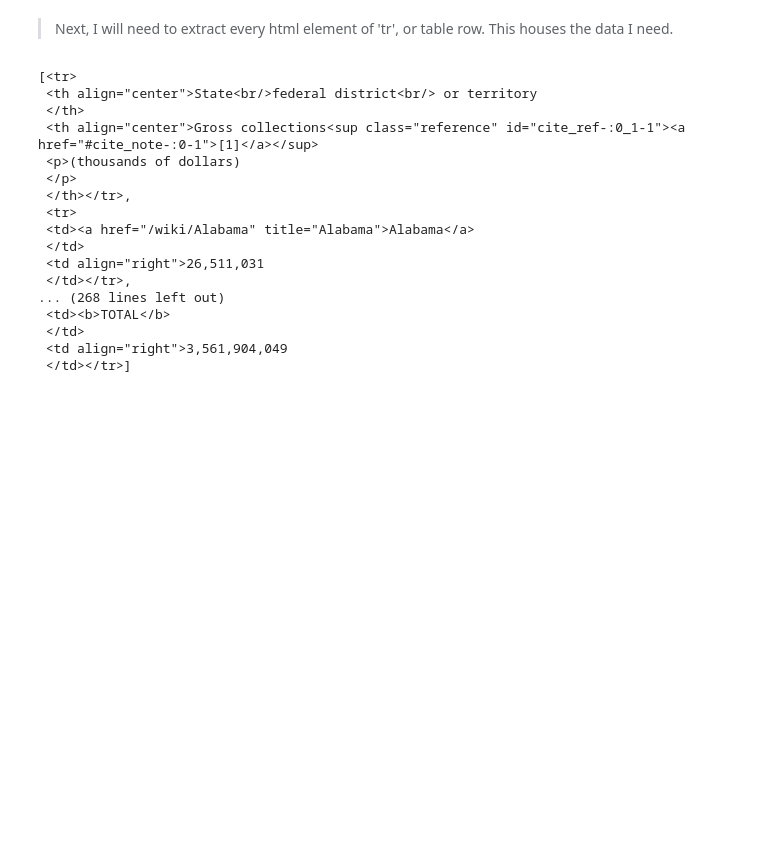
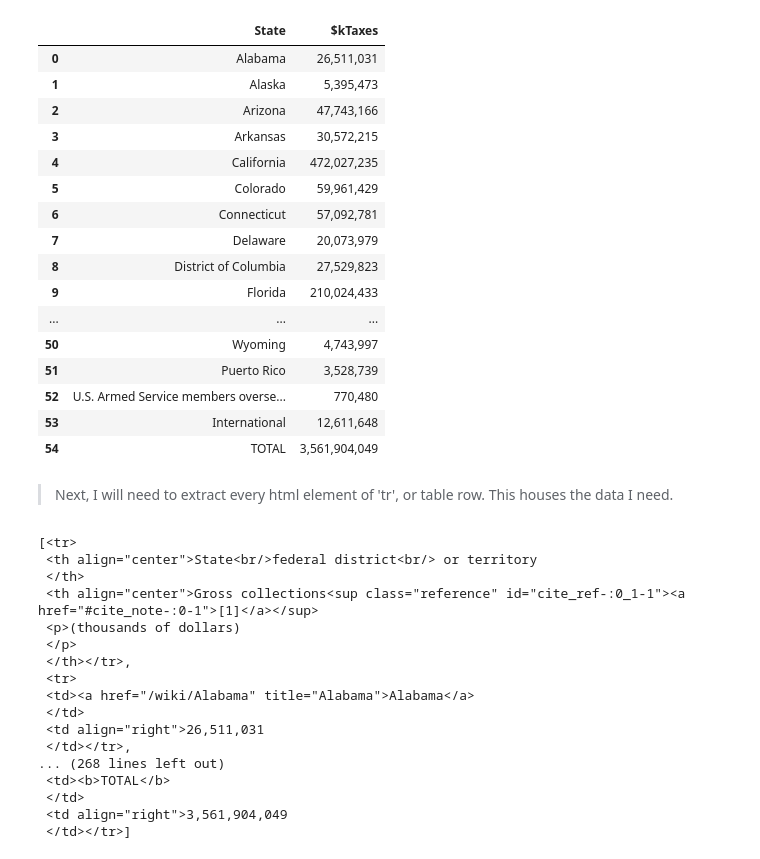
Before and after one commit to andrewcaniglia/representation-to-taxation, a Jupyter notebook: representationToTaxation.ipynb, the cells around one changed output. Saved outputs shown, nothing was run; the diff lists cells and outputs as text; code cells hidden in the pictures; blank space fills up the shorter version.

```diff
--- a/representationToTaxation.ipynb
+++ b/representationToTaxation.ipynb
@@ -46,3 +25,44 @@ soup
+# %%
+session = HTMLSession()
+#The URL of the Wikipedia page I am scraping from.
+URL = 'https://en.wikipedia.org/wiki/Federal_tax_revenue_by_state'
+#Extracts the HTML from the webpage.
+response = session.get(URL)
+soup = BeautifulSoup(response.content, 'html.parser')
+#Pulls the table data from the HTML.
+table = soup.find('table', {'class': 'wikitable sortable'}).tbody
+#Creates rows from the 'tr' elements in the HTML.
+rows = table.find_all('tr')
+df = pd.DataFrame(columns=column_names)
+#Extracts data with the 'td' HTML element.
+for i in range(1, len(rows)):
+    tds = rows[i].find_all('td')
+
+#Removes the '/n' elements in the HTML code
+    values = [td.text.replace('\n', '') for td in tds]
+#Adds the data to a blank dataframe.
+    df = df.append(pd.Series(values, index = column_names), ignore_index = True)
+#Changes the original names of the columns to shorter ones.
+df.columns = ['State', '$kTaxes']
+df
+# %% [output]
+|  | State | $kTaxes |
+| 0 | Alabama | 26,511,031 |
+| 1 | Alaska | 5,395,473 |
+| 2 | Arizona | 47,743,166 |
+| 3 | Arkansas | 30,572,215 |
+| 4 | California | 472,027,235 |
+| 5 | Colorado | 59,961,429 |
+| 6 | Connecticut | 57,092,781 |
+| 7 | Delaware | 20,073,979 |
+| 8 | District of Columbia | 27,529,823 |
+| 9 | Florida | 210,024,433 |
+| ... | ... | ... |
+| 50 | Wyoming | 4,743,997 |
+| 51 | Puerto Rico | 3,528,739 |
+| 52 | U.S. Armed Service members overse... | 770,480 |
+| 53 | International | 12,611,648 |
+| 54 | TOTAL | 3,561,904,049 |
 # %% [markdown]
 >Next, I will need to extract every html element of 'tr', or table row. This houses the data I need.
 # %%
```
Also changed, not shown: parts of 3 cells of this notebook.
